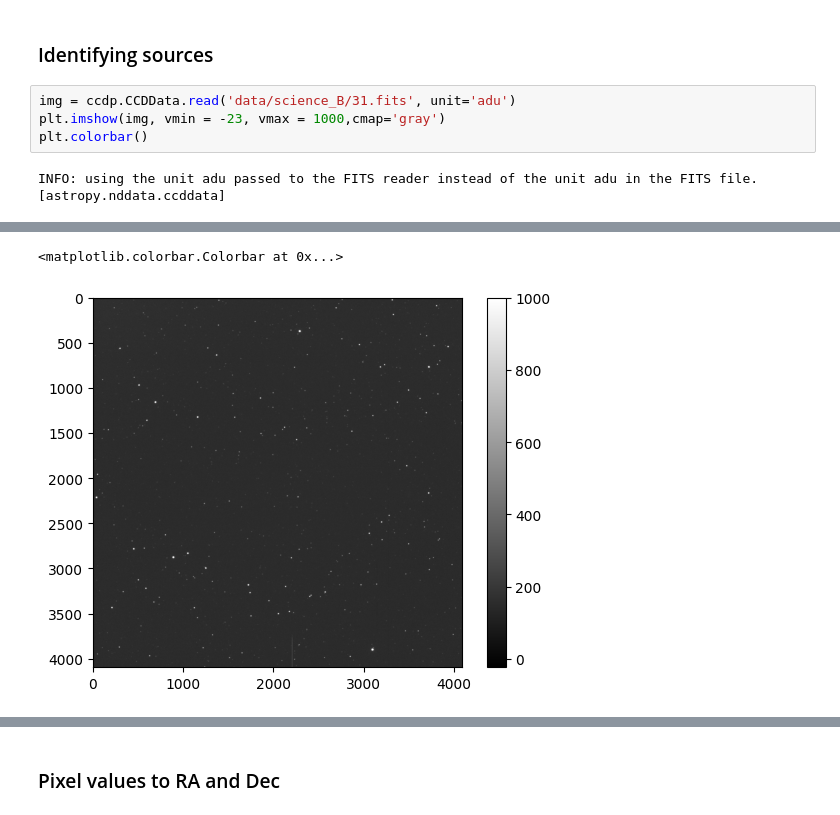
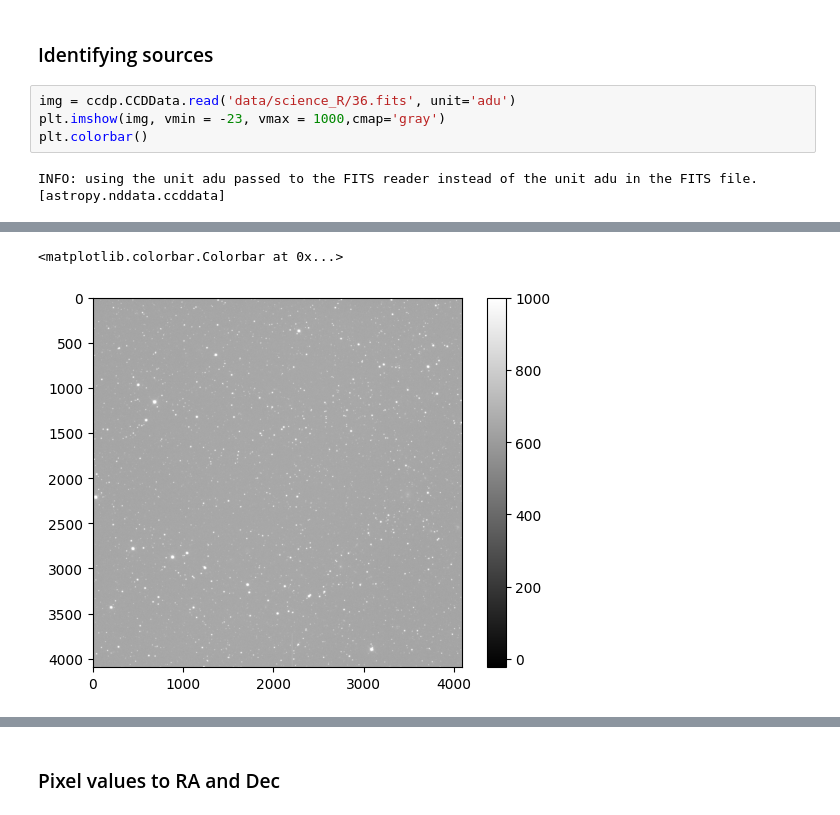
Before and after one commit to JackDavidMaher/THE-BOYZ-ARE-BACK, a Jupyter notebook: Astro_Labbook_2025.ipynb, the cells around one changed output, grey strips where cells are left out. Cells and saved outputs as stored; diff of their text form.

```diff
--- a/Astro_Labbook_2025.ipynb
+++ b/Astro_Labbook_2025.ipynb
@@ -270,7 +271,7 @@ WARNING: FITSFixedWarning: 'datfix' made the change 'Set MJD-OBS to 58423.805066
 # %% [markdown]
 ### Identifying sources
 # %%
-img = ccdp.CCDData.read('data/science_B/31.fits', unit='adu')
+img = ccdp.CCDData.read('data/science_R/36.fits', unit='adu')
 plt.imshow(img, vmin = -23, vmax = 1000,cmap='gray')
 plt.colorbar()
 # %% [output]
@@ -279,5 +280,5 @@ WARNING: FITSFixedWarning: 'datfix' made the change 'Set MJD-OBS to 58423.796185
 <matplotlib.colorbar.Colorbar at 0x...>
-[figure, old version]
+[figure, new version]
 # %%
 background = bg.Background2D(img, box_size= 65, filter_size = 5, bkg_estimator=MedianBackground())
 mean = background.background_median
```
Also changed, not shown: parts of 21 cells of this notebook.
